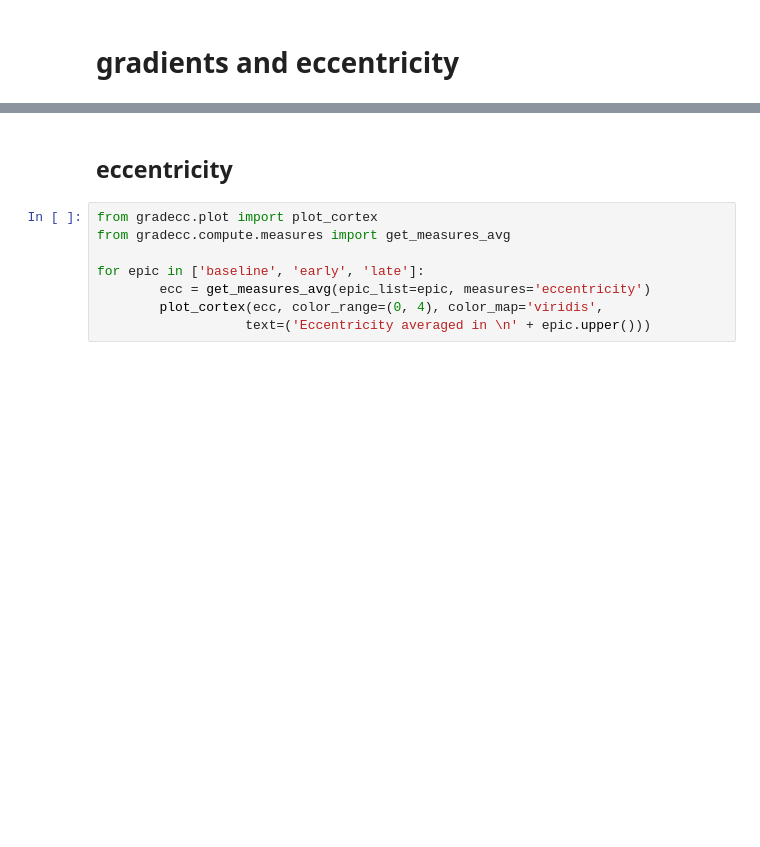
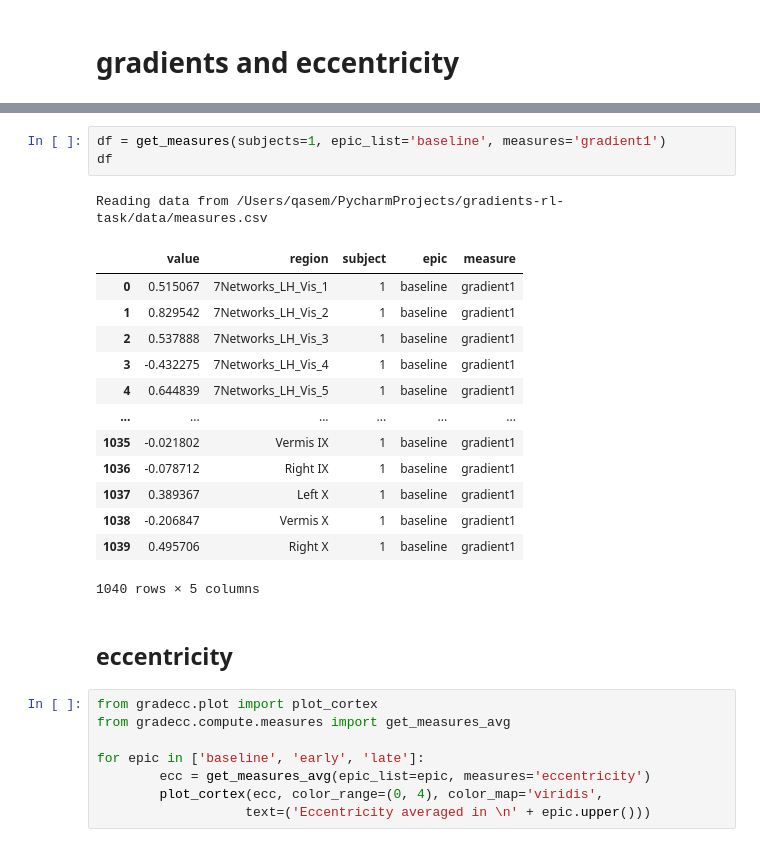
Before and after one commit to qniksefat/gradecc, a Jupyter notebook: notebooks/gradients.ipynb, the cells around one changed output, grey strips where cells are left out. Saved outputs shown, nothing was run; the diff lists cells and outputs as text; blank space fills up the shorter version.

```diff
--- a/notebooks/gradients.ipynb
+++ b/notebooks/gradients.ipynb
@@ -50,3 +71,21 @@ Reading data from /Users/qasem/Dropbox/JasonANDQasem_SHARED/codes/gradients-rl-t
+# %%
+df = get_measures(subjects=1, epic_list='baseline', measures='gradient1')
+df
+# %% [output]
+Reading data from /Users/qasem/PycharmProjects/gradients-rl-task/data/measures.csv
+|  | value | region | subject | epic | measure |
+| 0 | 0.515067 | 7Networks_LH_Vis_1 | 1 | baseline | gradient1 |
+| 1 | 0.829542 | 7Networks_LH_Vis_2 | 1 | baseline | gradient1 |
+| 2 | 0.537888 | 7Networks_LH_Vis_3 | 1 | baseline | gradient1 |
+| 3 | -0.432275 | 7Networks_LH_Vis_4 | 1 | baseline | gradient1 |
+| 4 | 0.644839 | 7Networks_LH_Vis_5 | 1 | baseline | gradient1 |
+| ... | ... | ... | ... | ... | ... |
+| 1035 | -0.021802 | Vermis IX | 1 | baseline | gradient1 |
+| 1036 | -0.078712 | Right IX | 1 | baseline | gradient1 |
+| 1037 | 0.389367 | Left X | 1 | baseline | gradient1 |
+| 1038 | -0.206847 | Vermis X | 1 | baseline | gradient1 |
+| 1039 | 0.495706 | Right X | 1 | baseline | gradient1 |
+1040 rows × 5 columns
 # %% [markdown]
 ## eccentricity
 # %%
```
Also changed, not shown: parts of 9 cells of this notebook, 1 other file.
